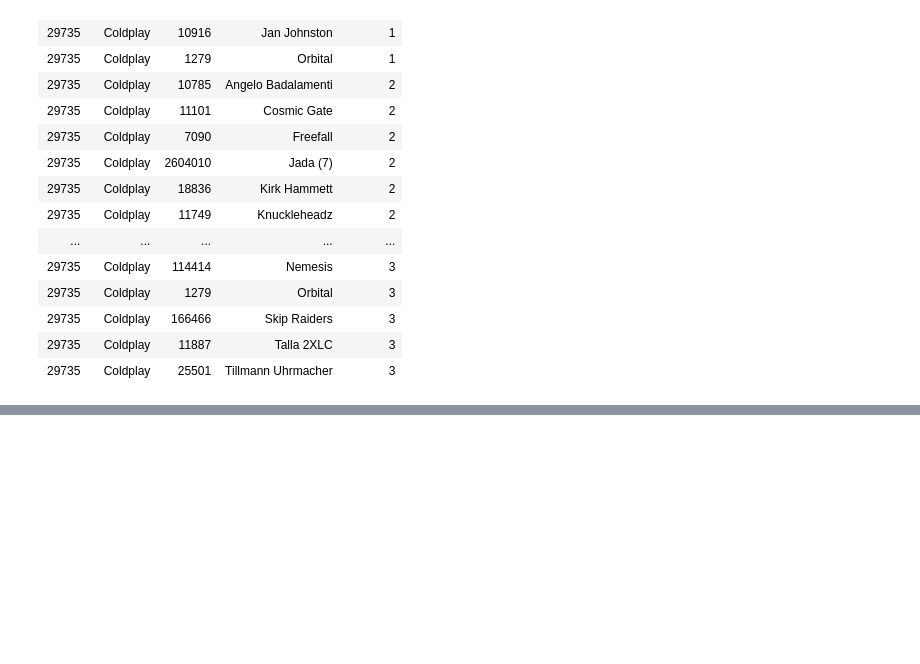
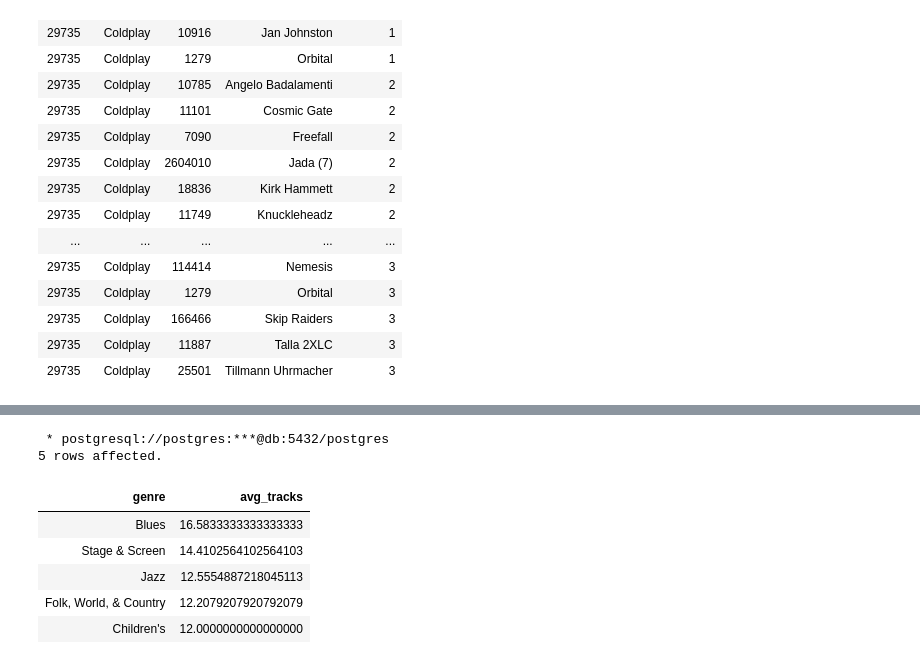
Before and after one commit to rudynicolop/bigdata-exercises, a Jupyter notebook: Big_Data/exercise01/Exercise01.ipynb, the cells around one changed output, grey strips where cells are left out. Saved outputs shown, nothing was run; the diff lists cells and outputs as text; code cells hidden in the pictures; blank space fills up the shorter version.

```diff
--- a/Big_Data/exercise01/Exercise01.ipynb
+++ b/Big_Data/exercise01/Exercise01.ipynb
@@ -1036,0 +1076,25 @@ ORDER BY distance, right_name;
+# %%
+%%sql
+WITH
+releases_by_num_tracks AS (
+    SELECT
+        r.release_id, r.title, r.genre, COUNT(t.track_id) AS num_tracks
+    FROM releases AS r
+    JOIN tracks AS t USING(release_id)
+    GROUP BY r.release_id
+)
+
+SELECT rbnt.genre, AVG(rbnt.num_tracks) AS avg_tracks
+FROM releases_by_num_tracks AS rbnt
+GROUP BY rbnt.genre
+ORDER BY avg_tracks DESC, genre ASC
+LIMIT 5
+# %% [output]
+ * postgresql://postgres:***@db:5432/postgres
+5 rows affected.
+| genre | avg_tracks |
+| Blues | 16.5833333333333333 |
+| Stage & Screen | 14.4102564102564103 |
+| Jazz | 12.5554887218045113 |
+| Folk, World, & Country | 12.2079207920792079 |
+| Children's | 12.0000000000000000 |
```
Also changed, not shown: parts of 6 cells of this notebook.
